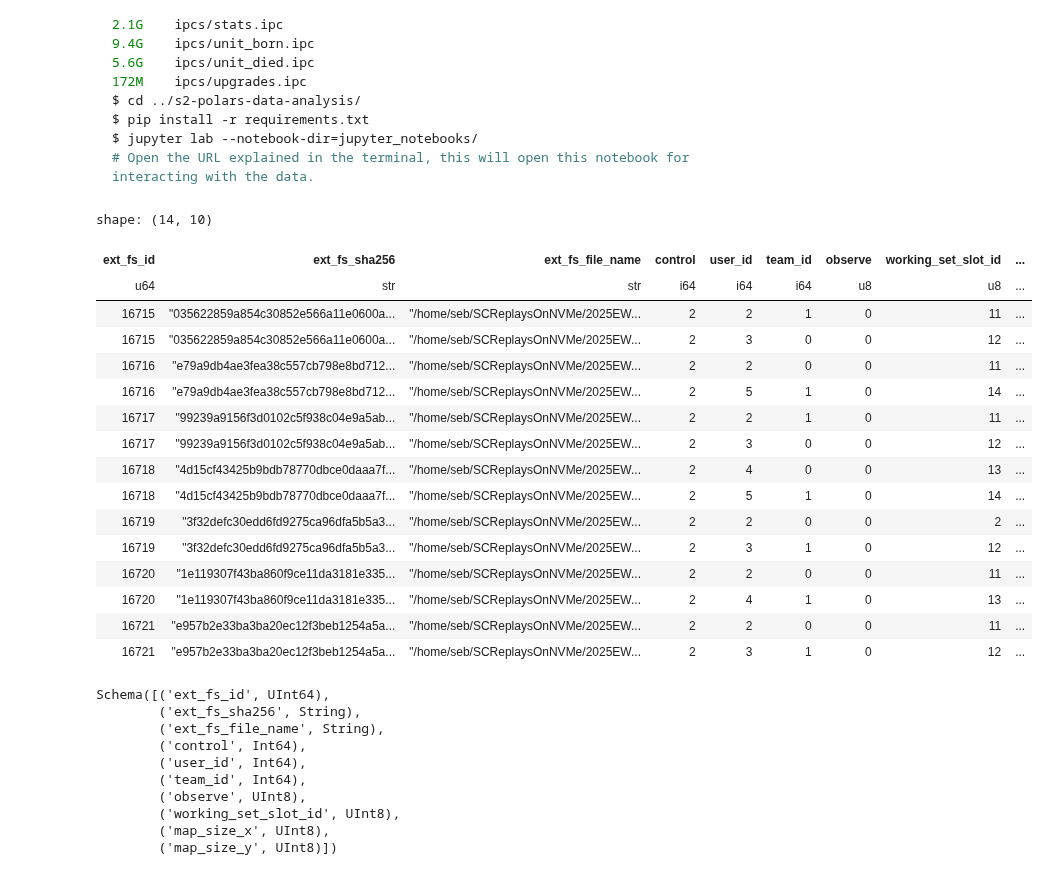
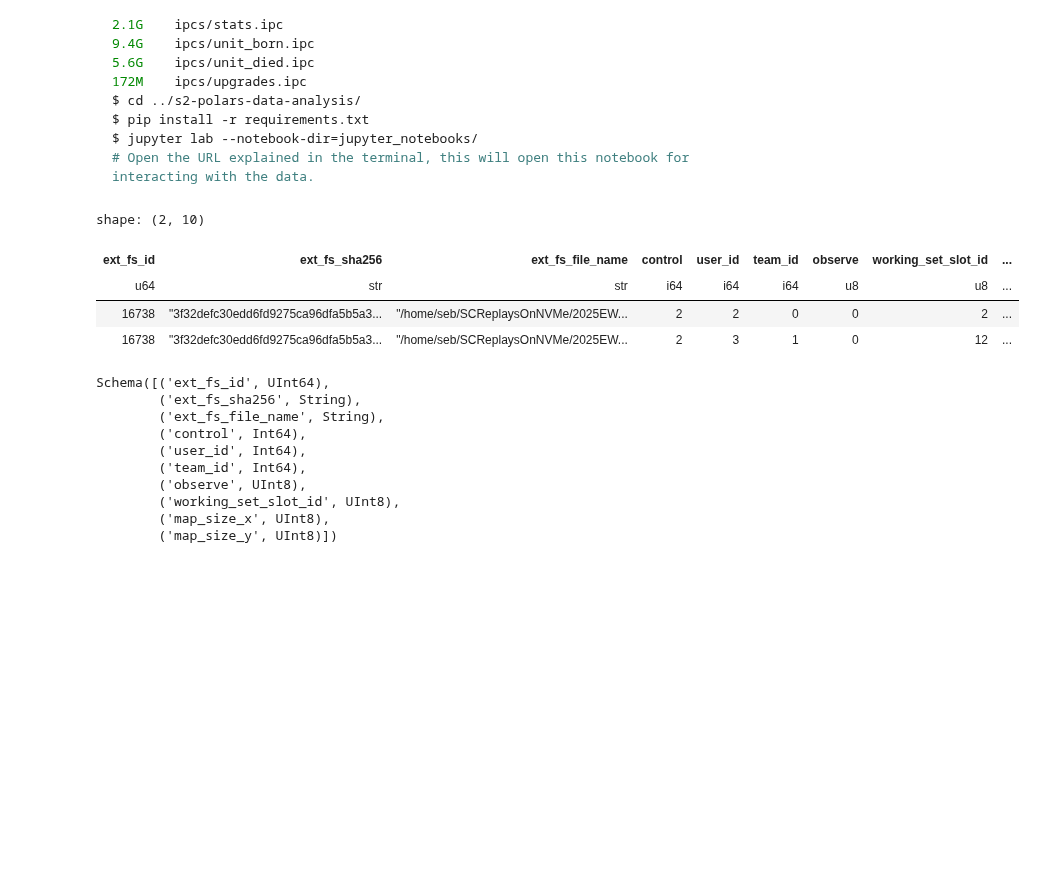
Before and after one commit to sebosp/s2-polars-data-analysis, a Jupyter notebook: jupyter_notebooks/Exploratory_Data_Analysis.ipynb, the cells around one changed output. Drawn from its saved outputs; the diff is of its cells as text; code cells hidden in the pictures; blank space fills up the shorter version.

```diff
--- a/jupyter_notebooks/Exploratory_Data_Analysis.ipynb
+++ b/jupyter_notebooks/Exploratory_Data_Analysis.ipynb
@@ -38,48 +38,36 @@ $ jupyter lab --notebook-dir=jupyter_notebooks/
 # import datashader as ds
 import plotly.express as px
 import polars as pl
 
 pl.Config.set_tbl_width_chars(256)
 pl.Config.set_fmt_str_lengths(256)
 pl.Config.set_tbl_rows(24)
 
 # Location of the IPC generated files from above.
 ipc_dir = "/home/seb/git/s2protocol-rs/ipcs"
 
 unit_born_df = pl.scan_ipc(f"{ipc_dir}/unit_born.ipc")
 unit_died_df = pl.scan_ipc(f"{ipc_dir}/unit_died.ipc")
 stats_df = pl.scan_ipc(f"{ipc_dir}/stats.ipc")
 upgrades_df = pl.scan_ipc(f"{ipc_dir}/upgrades.ipc")
 lobby_slot_init_data_df = pl.scan_ipc(f"{ipc_dir}/lobby_init_data.ipc")
 user_init_data_df = pl.scan_ipc(f"{ipc_dir}/user_init_data.ipc")
 details_df = pl.scan_ipc(f"{ipc_dir}/details.ipc")
 cmd_target_point_df = pl.scan_ipc(f"{ipc_dir}/cmd_target_point.ipc")
 cmd_target_unit_df = pl.scan_ipc(f"{ipc_dir}/cmd_target_unit.ipc")
 
 # Find a game:
 lobby_slot_init_data_df.filter(
     [
         pl.col("ext_fs_file_name").str.contains("Grand Finals")
+        & pl.col("ext_fs_file_name").str.contains("Persephone")
         & pl.col("ext_fs_file_name").str.contains("2025")
-        & pl.col("observe").eq(0)
-    ]
+        & pl.col("observe").eq(0)    ]
 ).collect()
 # %% [output]
-shape: (14, 10)
+shape: (2, 10)
 | ext_fs_id | ext_fs_sha256 | ext_fs_file_name | control | user_id | team_id | observe | working_set_slot_id | ... |
 | u64 | str | str | i64 | i64 | i64 | u8 | u8 | ... |
-| 16715 | "035622859a854c30852e566a11e0600a... | "/home/seb/SCReplaysOnNVMe/2025EW... | 2 | 2 | 1 | 0 | 11 | ... |
-| 16715 | "035622859a854c30852e566a11e0600a... | "/home/seb/SCReplaysOnNVMe/2025EW... | 2 | 3 | 0 | 0 | 12 | ... |
-| 16716 | "e79a9db4ae3fea38c557cb798e8bd712... | "/home/seb/SCReplaysOnNVMe/2025EW... | 2 | 2 | 0 | 0 | 11 | ... |
-| 16716 | "e79a9db4ae3fea38c557cb798e8bd712... | "/home/seb/SCReplaysOnNVMe/2025EW... | 2 | 5 | 1 | 0 | 14 | ... |
-| 16717 | "99239a9156f3d0102c5f938c04e9a5ab... | "/home/seb/SCReplaysOnNVMe/2025EW... | 2 | 2 | 1 | 0 | 11 | ... |
-| 16717 | "99239a9156f3d0102c5f938c04e9a5ab... | "/home/seb/SCReplaysOnNVMe/2025EW... | 2 | 3 | 0 | 0 | 12 | ... |
-| 16718 | "4d15cf43425b9bdb78770dbce0daaa7f... | "/home/seb/SCReplaysOnNVMe/2025EW... | 2 | 4 | 0 | 0 | 13 | ... |
-| 16718 | "4d15cf43425b9bdb78770dbce0daaa7f... | "/home/seb/SCReplaysOnNVMe/2025EW... | 2 | 5 | 1 | 0 | 14 | ... |
-| 16719 | "3f32defc30edd6fd9275ca96dfa5b5a3... | "/home/seb/SCReplaysOnNVMe/2025EW... | 2 | 2 | 0 | 0 | 2 | ... |
-| 16719 | "3f32defc30edd6fd9275ca96dfa5b5a3... | "/home/seb/SCReplaysOnNVMe/2025EW... | 2 | 3 | 1 | 0 | 12 | ... |
-| 16720 | "1e119307f43ba860f9ce11da3181e335... | "/home/seb/SCReplaysOnNVMe/2025EW... | 2 | 2 | 0 | 0 | 11 | ... |
-| 16720 | "1e119307f43ba860f9ce11da3181e335... | "/home/seb/SCReplaysOnNVMe/2025EW... | 2 | 4 | 1 | 0 | 13 | ... |
-| 16721 | "e957b2e33ba3ba20ec12f3beb1254a5a... | "/home/seb/SCReplaysOnNVMe/2025EW... | 2 | 2 | 0 | 0 | 11 | ... |
-| 16721 | "e957b2e33ba3ba20ec12f3beb1254a5a... | "/home/seb/SCReplaysOnNVMe/2025EW... | 2 | 3 | 1 | 0 | 12 | ... |
+| 16738 | "3f32defc30edd6fd9275ca96dfa5b5a3... | "/home/seb/SCReplaysOnNVMe/2025EW... | 2 | 2 | 0 | 0 | 2 | ... |
+| 16738 | "3f32defc30edd6fd9275ca96dfa5b5a3... | "/home/seb/SCReplaysOnNVMe/2025EW... | 2 | 3 | 1 | 0 | 12 | ... |
 # %%
```
Also changed, not shown: parts of 11 cells of this notebook, 5 other files.
